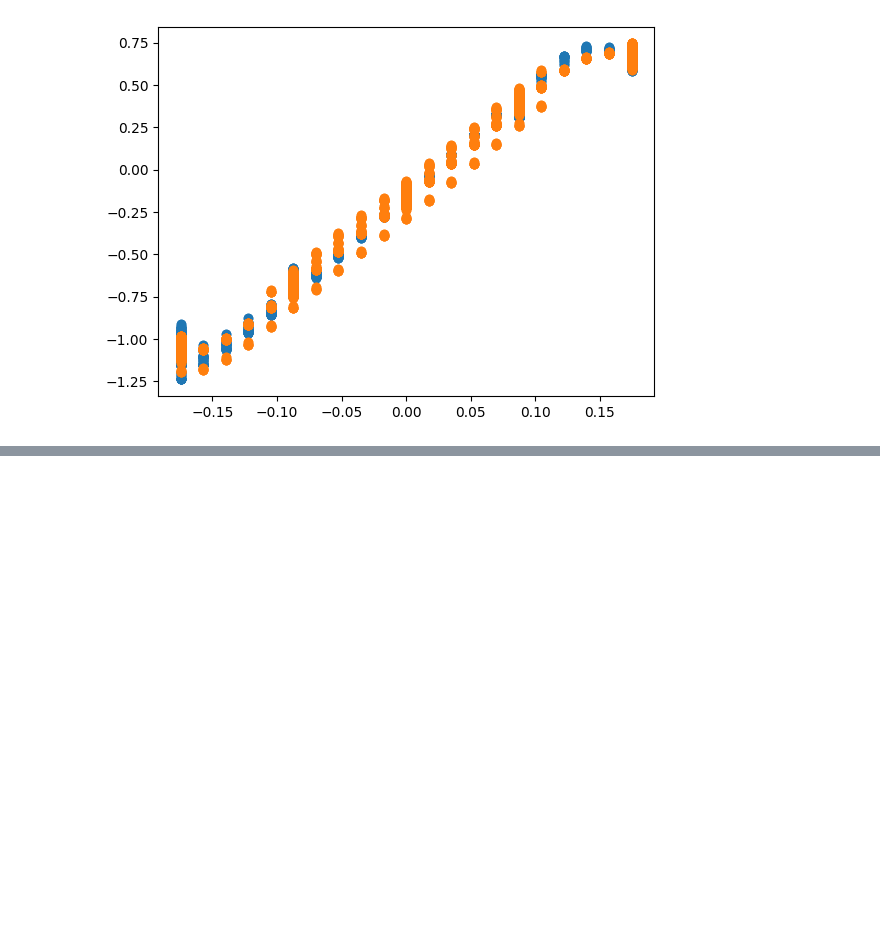
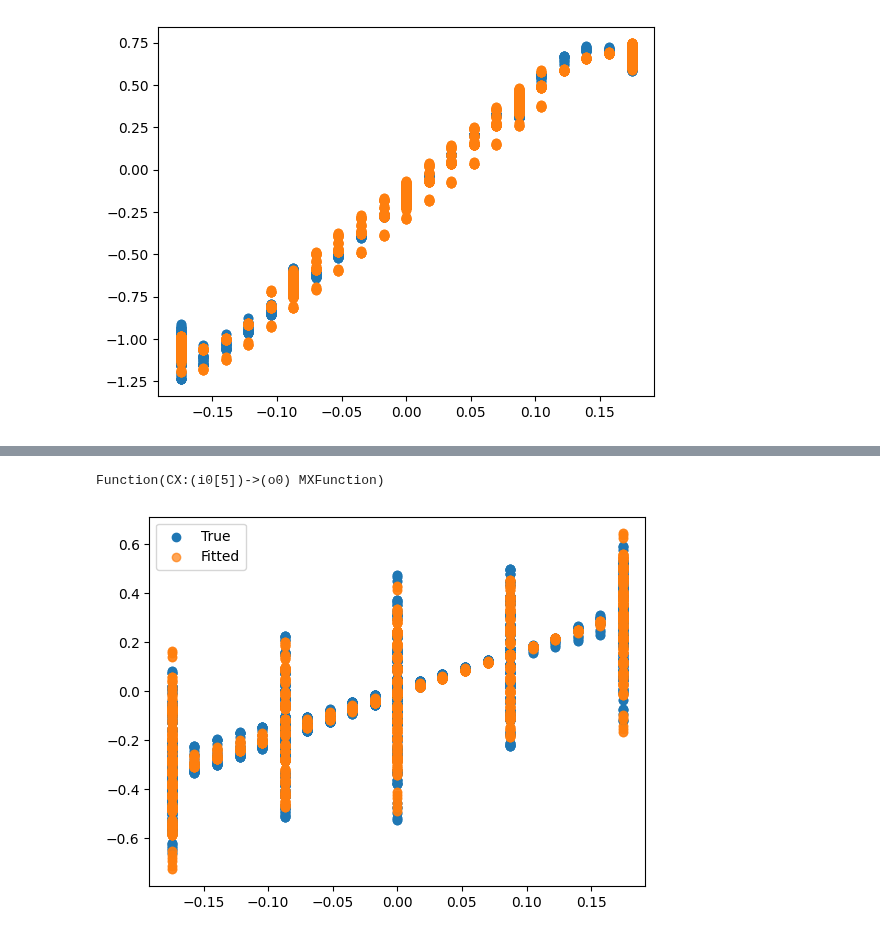
Before and after one commit to wgrosche/AIrcraft, a Jupyter notebook: main/polyfit.ipynb, the cells around one changed output, grey strips where cells are left out. Saved outputs shown, nothing was run; the diff lists cells and outputs as text; code cells hidden in the pictures; blank space fills up the shorter version.

```diff
--- a/main/polyfit.ipynb
+++ b/main/polyfit.ipynb
@@ -183,0 +279,79 @@ plt.show()
+# %%
+casadi_functions['CX']
+# %% [output]
+Function(CX:(i0[5])->(o0) MXFunction)
+# %%
+import casadi as ca
+import numpy as np
+import pandas as pd
+from sklearn.preprocessing import PolynomialFeatures
+from sklearn.linear_model import LinearRegression
+import pickle
+import matplotlib.pyplot as plt
+
+# Assume train_data is already defined with input_features and output_features
+input_features = ['q', 'alpha', 'beta', 'aileron', 'elevator']
+output_features = ['CX', 'CY', 'CZ', 'Cl', 'Cm', 'Cn']
+poly_order = 3  # Polynomial order
+
+# Polynomial feature generation
+poly = PolynomialFeatures(degree=poly_order, include_bias=False)
+X = train_data[input_features].values
+X_poly = poly.fit_transform(X)
+
+# Fit multivariate polynomial models for each output
+fitted_models = {}
+for output in output_features:
+    Y = train_data[output].values
+    model = LinearRegression()
+    model.fit(X_poly, Y)
+    fitted_models[output] = {
+        'model': model,
+        'poly': poly,
+        'coef': model.coef_,
+        'intercept': model.intercept_,
+    }
+
+# CasADi symbolic variables
+casadi_vars = {feat: ca.MX.sym(feat) for feat in input_features}
+casadi_input = ca.vertcat(*casadi_vars.values())
+
+# Create CasADi symbolic functions
+casadi_functions = {}
+for output in output_features:
+    coef = fitted_models[output]['coef']
+    intercept = fitted_models[output]['intercept']
+
+    # Generate polynomial terms with interactions
+    terms = poly.get_feature_names_out(input_features)  # e.g., ['q', 'q^2', 'alpha beta']
+    symbolic_expr = intercept
+    for term, weight in zip(terms, coef):
+        # Parse polynomial terms into CasADi expressions
+        term_expr = 1
+        for var_power in term.split(' '):  # Split terms like "alpha^2 beta"
+            if '^' in var_power:
+                var, power = var_power.split('^')
+                term_expr *= casadi_vars[var] ** int(power)
+            elif var_power in casadi_vars:
+                term_expr *= casadi_vars[var_power]
+        symbolic_expr += weight * term_expr
+
+    # Create CasADi function
+    casadi_func = ca.Function(output, [casadi_input], [symbolic_expr])
+    casadi_functions[output] = casadi_func
+
+# Save the fitted models and CasADi functions
+with open('fitted_models_casadi.pkl', 'wb') as file:
+    pickle.dump({'fitted_models': fitted_models, 'casadi_functions': casadi_functions}, file)
+
+# Visualization for a specific output, e.g., 'Cl'
+output_to_plot = 'Cm'
+Y_true = train_data[output_to_plot].values
+Y_fitted = casadi_functions[output_to_plot](X.T).full().flatten()
+
+plt.scatter(X[:, 1], Y_true, label='True')  # 'beta' is the 3rd column (index 2)
+plt.scatter(X[:, 1], Y_fitted, label='Fitted', alpha=0.7)
+plt.legend()
+plt.show()
+# %% [output]
+[figure, added]
```
Also changed, not shown: parts of 7 cells of this notebook, 9 other files.
